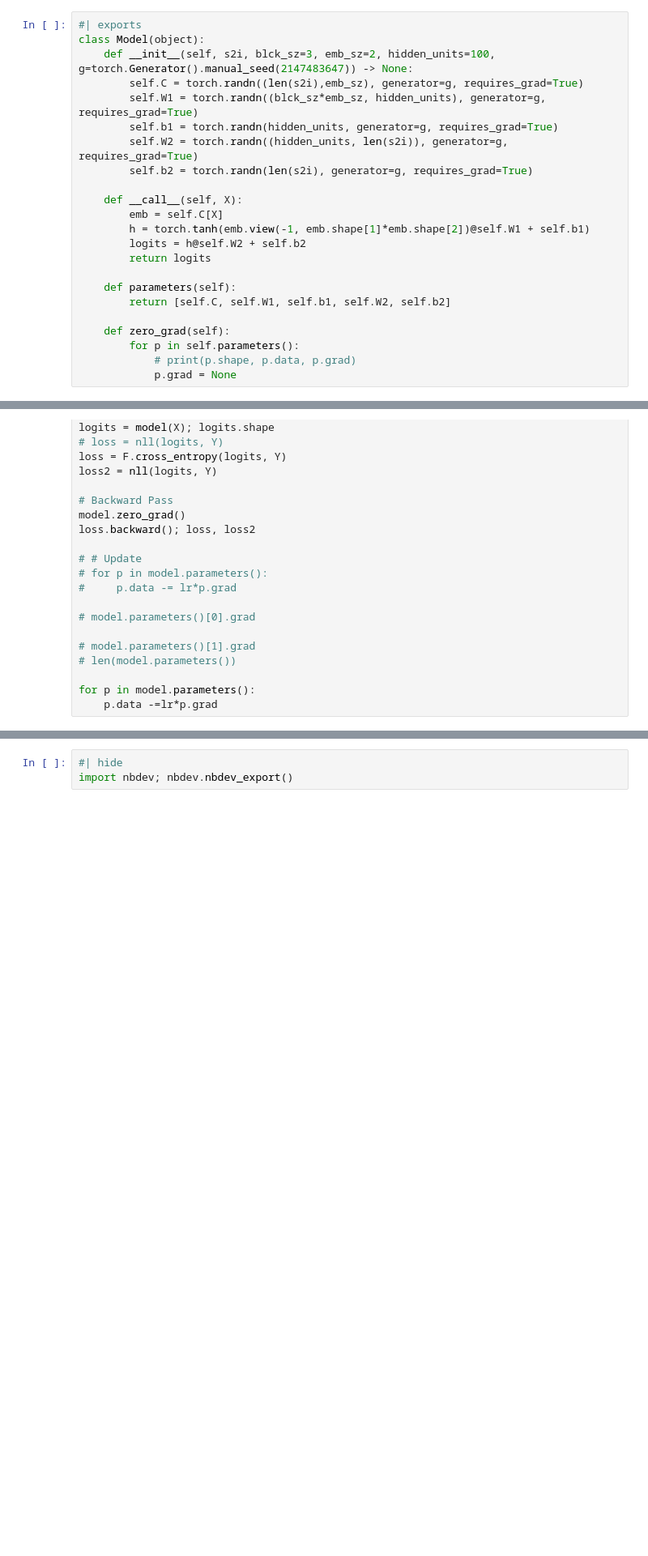
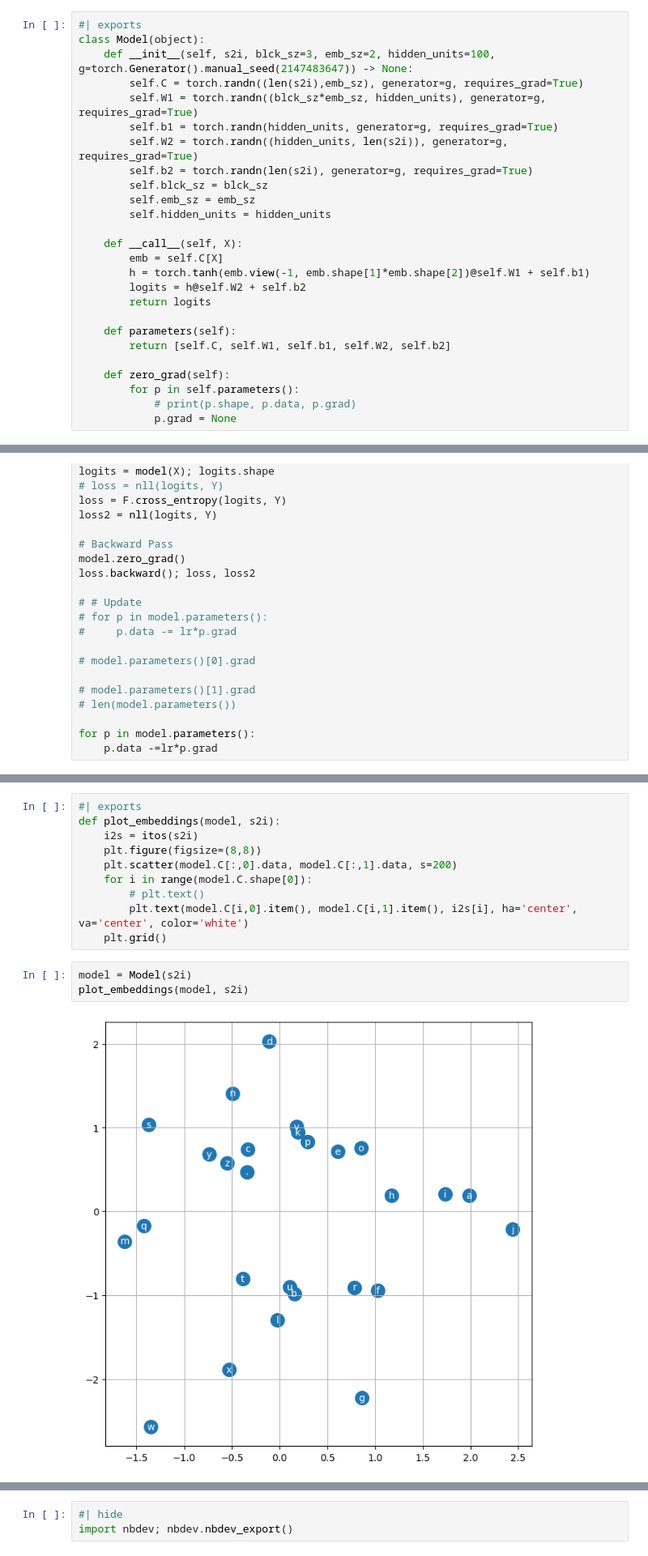
Before and after one commit to Rahuketu86/minion, a Jupyter notebook: nbs/04_makemore.mlp.ipynb, the cells around one changed output, grey strips where cells are left out. Shown at 81% size. Saved outputs shown, nothing was run; the diff lists cells and outputs as text; blank space fills up the shorter version.

```diff
--- a/nbs/04_makemore.mlp.ipynb
+++ b/nbs/04_makemore.mlp.ipynb
@@ -538,6 +540,9 @@ class Model(object):
         self.b1 = torch.randn(hidden_units, generator=g, requires_grad=True)
         self.W2 = torch.randn((hidden_units, len(s2i)), generator=g, requires_grad=True)
         self.b2 = torch.randn(len(s2i), generator=g, requires_grad=True)
+        self.blck_sz = blck_sz
+        self.emb_sz = emb_sz
+        self.hidden_units = hidden_units
 
     def __call__(self, X):
         emb = self.C[X]
@@ -609,0 +636,15 @@ for p in model.parameters():
+# %%
+#| exports
+def plot_embeddings(model, s2i):
+    i2s = itos(s2i)
+    plt.figure(figsize=(8,8))
+    plt.scatter(model.C[:,0].data, model.C[:,1].data, s=200)
+    for i in range(model.C.shape[0]):
+        # plt.text()
+        plt.text(model.C[i,0].item(), model.C[i,1].item(), i2s[i], ha='center', va='center', color='white')
+    plt.grid()
+# %%
+model = Model(s2i)
+plot_embeddings(model, s2i)
+# %% [output]
+[figure, added]
```
Also changed, not shown: parts of 33 cells of this notebook, 2 other files.
